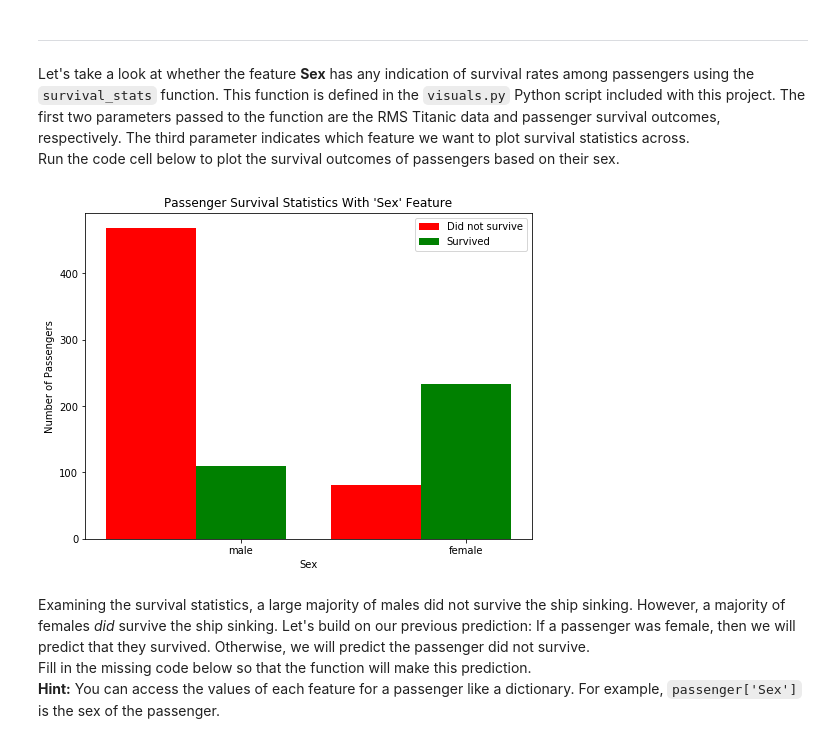
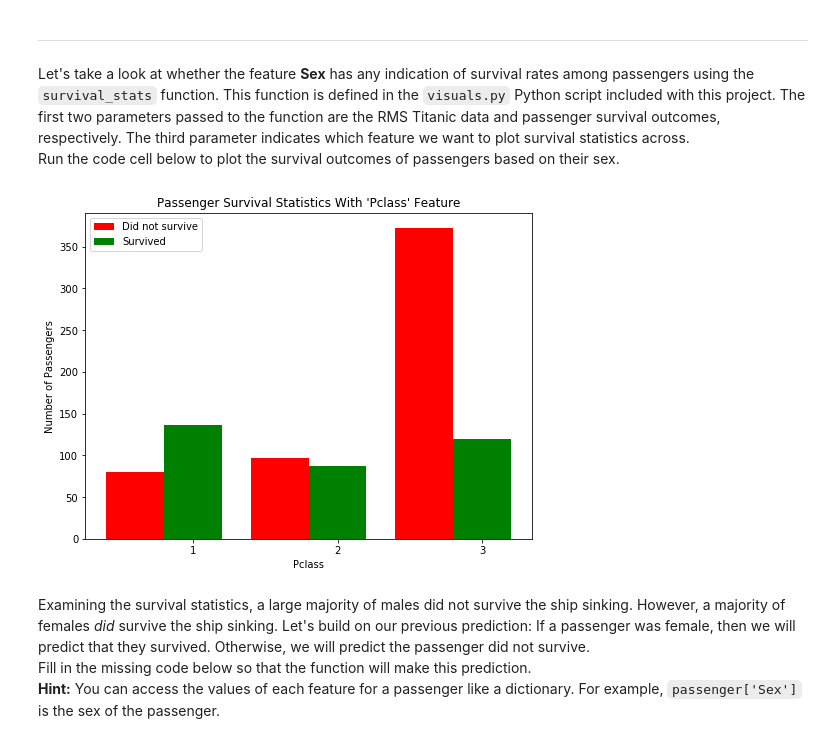
Before and after one commit to btatsis/MLND, a Jupyter notebook: titanic_survival_exploration/titanic_survival_exploration.ipynb, the cells around one changed output. Saved outputs shown, nothing was run; the diff lists cells and outputs as text; code cells hidden in the pictures.

```diff
--- a/titanic_survival_exploration/titanic_survival_exploration.ipynb
+++ b/titanic_survival_exploration/titanic_survival_exploration.ipynb
@@ -126,9 +126,9 @@ Predictions have an accuracy of 61.62%.
 Let's take a look at whether the feature **Sex** has any indication of survival rates among passengers using the `survival_stats` function. This function is defined in the `visuals.py` Python script included with this project. The first two parameters passed to the function are the RMS Titanic data and passenger survival outcomes, respectively. The third parameter indicates which feature we want to plot survival statistics across.
 Run the code cell below to plot the survival outcomes of passengers based on their sex.
 # %%
-vs.survival_stats(data, outcomes, 'Sex')
+vs.survival_stats(data, outcomes, 'Pclass')
 # %% [output]
-[figure, old version]
+[figure, new version]
 # %% [markdown]
 Examining the survival statistics, a large majority of males did not survive the ship sinking. However, a majority of females *did* survive the ship sinking. Let's build on our previous prediction: If a passenger was female, then we will predict that they survived. Otherwise, we will predict the passenger did not survive.
 Fill in the missing code below so that the function will make this prediction.
```
Also changed, not shown: parts of 8 cells of this notebook.
